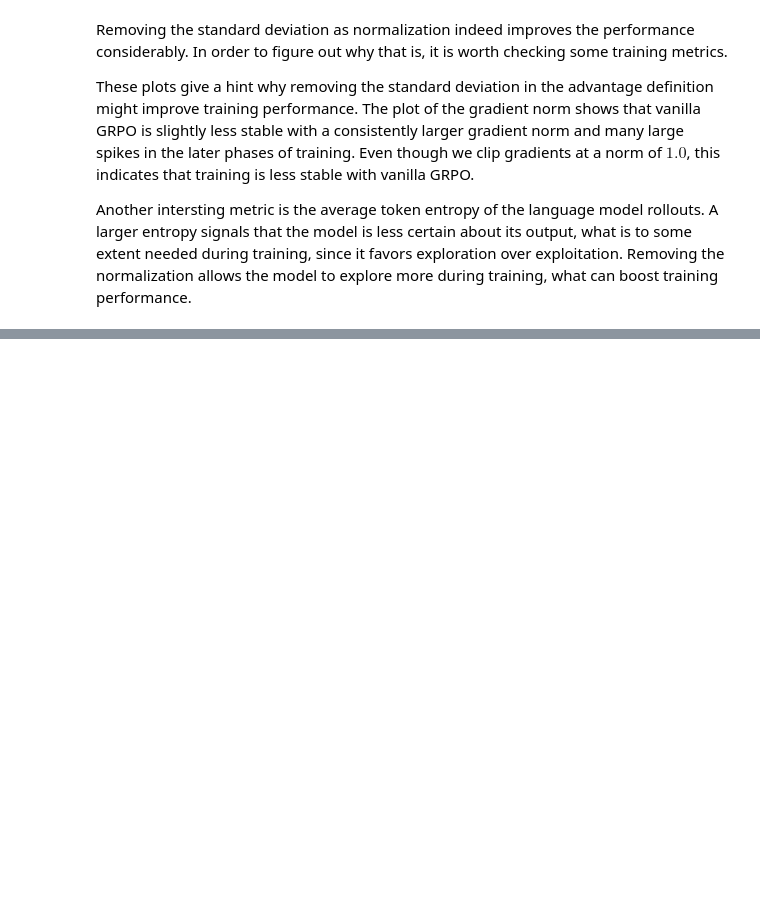
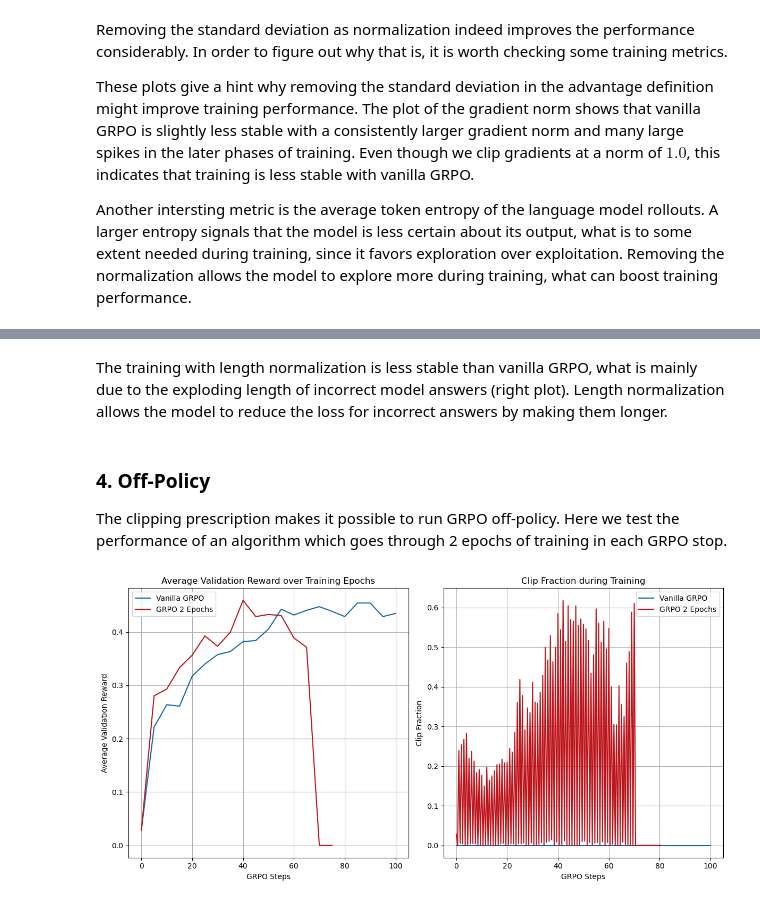
Before and after one commit to maxruhdorfer/Reasoning-Finetuning-SFT-EI-GRPO, a Jupyter notebook: plots.ipynb, the cells around one changed output, grey strips where cells are left out. Saved outputs shown, nothing was run; the diff lists cells and outputs as text; code cells hidden in the pictures; blank space fills up the shorter version.

```diff
--- a/plots.ipynb
+++ b/plots.ipynb
@@ -180,0 +224,38 @@ Another intersting metric is the average token entropy of the language model rol
+# %% [markdown]
+The training with length normalization is less stable than vanilla GRPO, what is mainly due to the exploding length of incorrect model answers (right plot). Length normalization allows the model to reduce the loss for incorrect answers by making them longer.
+# %% [markdown]
+### 4. Off-Policy
+
+The clipping prescription makes it possible to run GRPO off-policy. Here we test the performance of an algorithm which goes through 2 epochs of training in each GRPO stop.
+# %%
+vanillaGRPO = load_json('logs/grpo_clip_wstdNorm_woLenNorm_LR_3em5/eval_log.json')
+
+GRPOL2epoch_eval = pd.read_csv('logs/grpo_clip_wstdNorm_woLenNorm_2epoch_LR_3em5/grpo_2epochs_eval.csv')
+GRPOL2epoch_train = pd.read_csv('logs/grpo_clip_wstdNorm_woLenNorm_2epoch_LR_3em5/grpo_2epochs_train.csv')
+
+fig = plt.figure(figsize=(12, 6))
+plt.subplot(1,2,1)
+
+plt.plot(np.arange(0,101,5),zero_shot+[vanillaGRPO[i]['eval/reward_total'] for i in range(len(grpo))], label='Vanilla GRPO', color=colors[0])
+plt.plot(np.arange(0,101,5)[:len(GRPOL2epoch_eval['eval/reward_total'].to_list())+1],zero_shot+GRPOL2epoch_eval['eval/reward_total'].to_list(), label='GRPO 2 Epochs', color=colorsR[0])
+plt.xlabel(r'GRPO Steps')
+plt.ylabel('Average Validation Reward')
+plt.title('Average Validation Reward over Training Epochs')
+plt.grid(True)
+plt.legend()
+
+plt.subplot(1,2,2)
+plt.plot(np.arange(0,101,5),[0. for i in range(0,101,5)], label='Vanilla GRPO', color=colors[0])
+plt.plot(np.arange(0,101,0.5)[:len(GRPOL2epoch_train['train/clip_fraction'].to_list())+1],zero_shot+GRPOL2epoch_train['train/clip_fraction'].to_list(), label='GRPO 2 Epochs', color=colorsR[0])
+plt.xlabel(r'GRPO Steps')
+plt.ylabel('Clip Fraction')
+plt.title('Clip Fraction during Training')
+plt.grid(True)
+plt.legend()
+
+plt.tight_layout()
+
+plt.savefig('./Figs/OffPolicy.png', dpi=300, bbox_inches="tight")
+plt.show()
+# %% [output]
+[figure, added]
```
Also changed, not shown: parts of 7 cells of this notebook, 33 other files.
